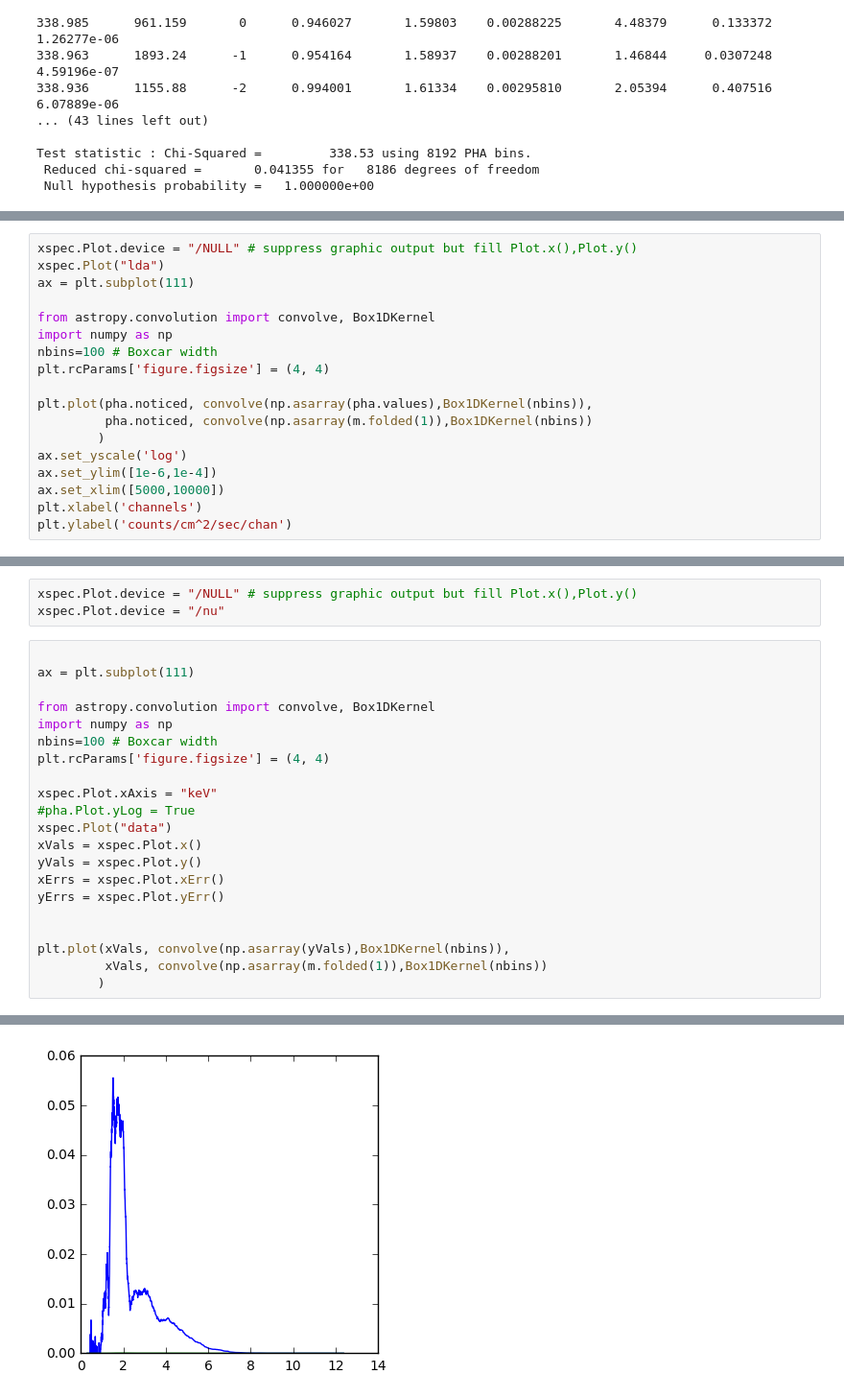
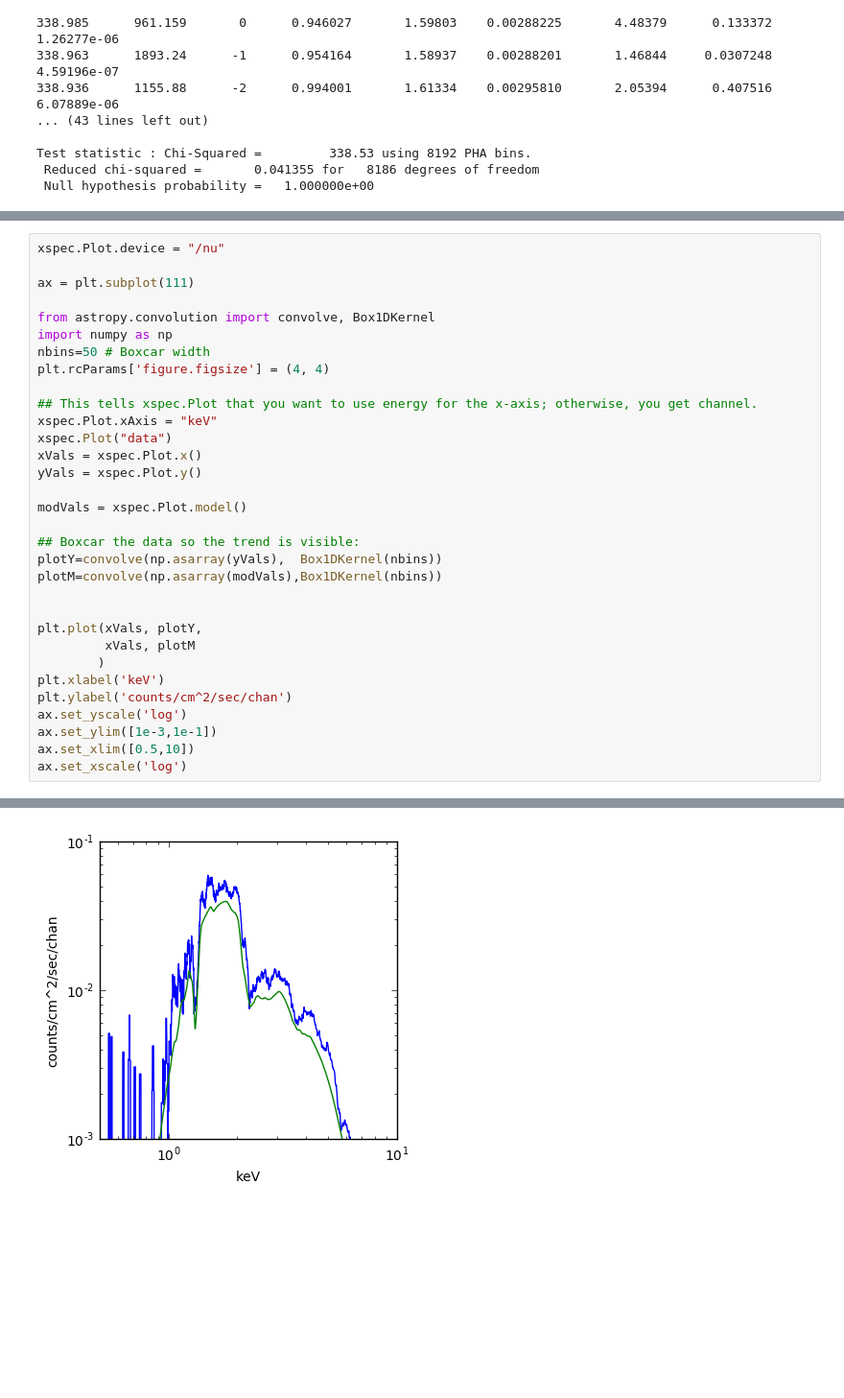
Before and after one commit to NASA-NAVO/aas_workshop_2018, a Jupyter notebook: heasarc/heasarc_Spectral_Access.ipynb, the cells around one changed output, grey strips where cells are left out. Shown at 96% size. Drawn from its saved outputs; the diff is of its cells as text; blank space fills up the shorter version.

```diff
--- a/heasarc/heasarc_Spectral_Access.ipynb
+++ b/heasarc/heasarc_Spectral_Access.ipynb
@@ -206,18 +207,0 @@ Test statistic : Chi-Squared =         338.53 using 8192 PHA bins.
-# %%
-xspec.Plot.device = "/NULL" # suppress graphic output but fill Plot.x(),Plot.y()
-xspec.Plot("lda")
-ax = plt.subplot(111)
-
-from astropy.convolution import convolve, Box1DKernel
-import numpy as np
-nbins=100 # Boxcar width
-plt.rcParams['figure.figsize'] = (4, 4)
-
-plt.plot(pha.noticed, convolve(np.asarray(pha.values),Box1DKernel(nbins)),
-         pha.noticed, convolve(np.asarray(m.folded(1)),Box1DKernel(nbins))
-        )
-ax.set_yscale('log')
-ax.set_ylim([1e-6,1e-4])
-ax.set_xlim([5000,10000])
-plt.xlabel('channels')
-plt.ylabel('counts/cm^2/sec/chan')
@@ -227,25 +208,33 @@ plt.ylabel('counts/cm^2/sec/chan')
-# %%
-xspec.Plot.device = "/NULL" # suppress graphic output but fill Plot.x(),Plot.y()
-xspec.Plot.device = "/nu"
 # %%
+xspec.Plot.device = "/nu"
 
 ax = plt.subplot(111)
 
 from astropy.convolution import convolve, Box1DKernel
 import numpy as np
-nbins=100 # Boxcar width
+nbins=50 # Boxcar width
 plt.rcParams['figure.figsize'] = (4, 4)
 
+## This tells xspec.Plot that you want to use energy for the x-axis; otherwise, you get channel.
 xspec.Plot.xAxis = "keV"
-#pha.Plot.yLog = True
 xspec.Plot("data")
 xVals = xspec.Plot.x()
 yVals = xspec.Plot.y()
-xErrs = xspec.Plot.xErr()
-yErrs = xspec.Plot.yErr()
+
+modVals = xspec.Plot.model()
+
+## Boxcar the data so the trend is visible:
+plotY=convolve(np.asarray(yVals),  Box1DKernel(nbins))
+plotM=convolve(np.asarray(modVals),Box1DKernel(nbins))
 
 
-plt.plot(xVals, convolve(np.asarray(yVals),Box1DKernel(nbins)),
-         xVals, convolve(np.asarray(m.folded(1)),Box1DKernel(nbins))
+plt.plot(xVals, plotY,
+         xVals, plotM
         )
+plt.xlabel('keV')
+plt.ylabel('counts/cm^2/sec/chan')
+ax.set_yscale('log')
+ax.set_ylim([1e-3,1e-1])
+ax.set_xlim([0.5,10])
+ax.set_xscale('log')
 # %% [output]
@@ -254 +241 @@ plt.plot(xVals, convolve(np.asarray(yVals),Box1DKernel(nbins)),
-[figure, old version]
+[figure, new version]
```
Also changed, not shown: parts of 3 cells of this notebook, 2 other files.
